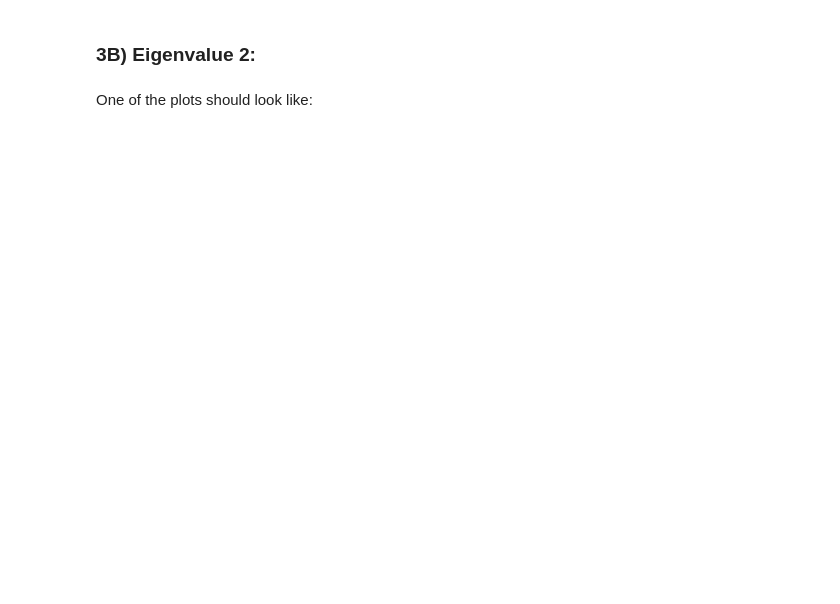
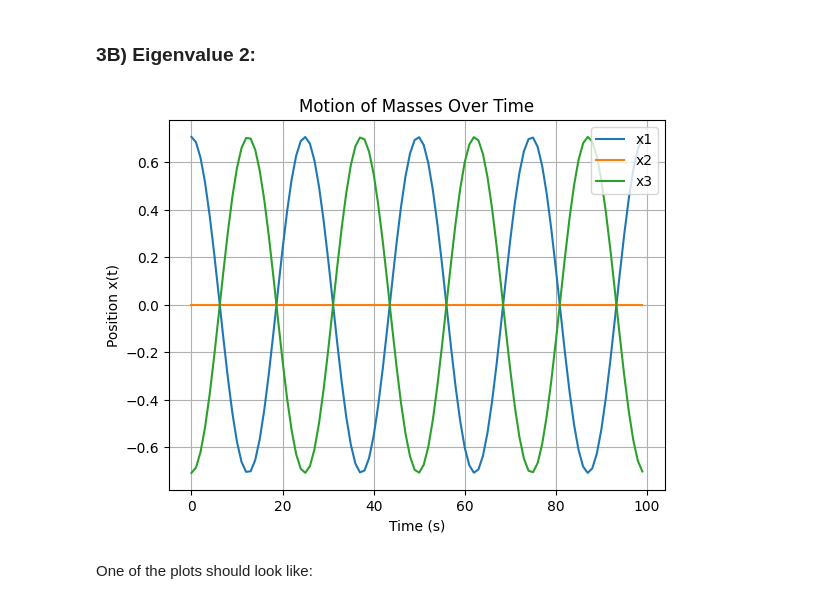
Before and after one commit to Tsclonetrooper/Phys-3511-Fall24, a Jupyter notebook: Module03/Assignment/Assignment-03.ipynb, the cells around one changed output. Drawn from its saved outputs; the diff is of its cells as text; code cells hidden in the pictures; blank space fills up the shorter version.

```diff
--- a/Module03/Assignment/Assignment-03.ipynb
+++ b/Module03/Assignment/Assignment-03.ipynb
@@ -140,6 +133,28 @@ One of the plots should look like (note $x_1$ and $x_3$ vs. $t$ are idendical):
 </div>
 # %% [markdown]
 ### 3B) Eigenvalue 2:
+# %%
+#eigenvalue 2
+t = np.linspace(0,100,100)
+
+w = np.sqrt(eigenvalues[0])
+
+x1 = eigenvectors[0,1] * np.cos(np.sqrt(eigenvalues[1])*t)
+x2 = eigenvectors[1,1] * np.cos(np.sqrt(eigenvalues[1])*t)
+x3 = eigenvectors[2,1] * np.cos(np.sqrt(eigenvalues[1])*t)
+
+
+plt.title('Motion of Masses Over Time')
+plt.plot( x1,label = 'x1')
+plt.plot( x2,label = 'x2')
+plt.plot( x3,label = 'x3')
+plt.xlabel('Time (s)')
+plt.ylabel('Position x(t)')
+plt.legend()
+plt.grid()
+plt.show()
+# %% [output]
+[figure, added]
 # %% [markdown]
 One of the plots should look like:
 # %% [markdown]
```
Also changed, not shown: parts of 17 cells of this notebook.
